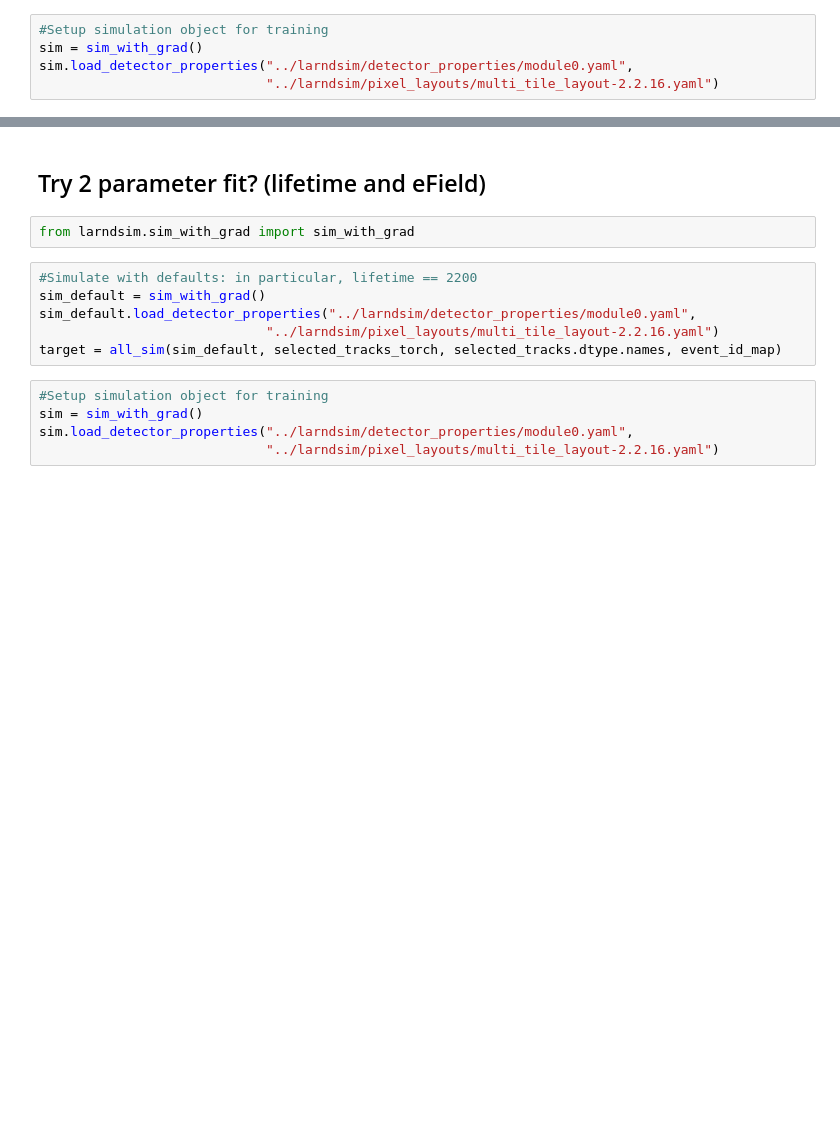
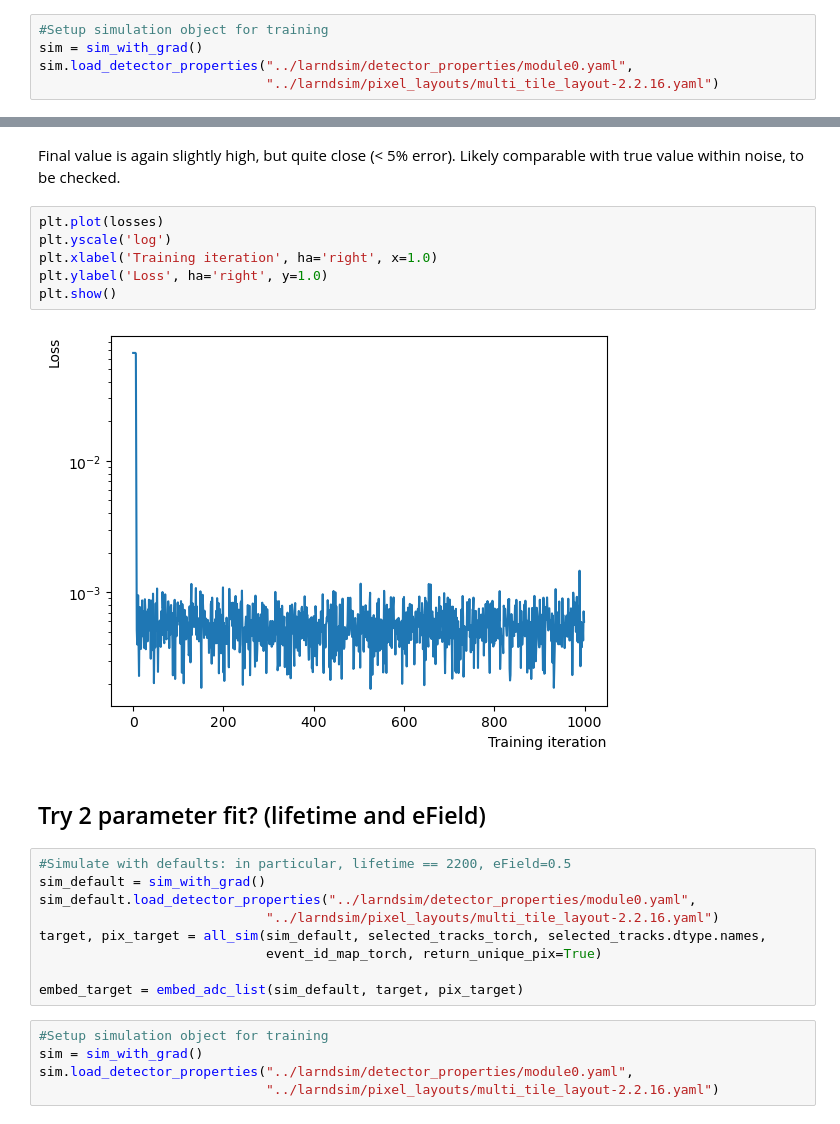
Before and after one commit to ynashed/larnd-sim, a Jupyter notebook: examples/Parameter Fitting.ipynb, the cells around one changed output, grey strips where cells are left out. Saved outputs shown, nothing was run; the diff lists cells and outputs as text; blank space fills up the shorter version.

```diff
--- a/examples/Parameter Fitting.ipynb
+++ b/examples/Parameter Fitting.ipynb
@@ -290,13 +323,24 @@ plt.show()
+# %% [markdown]
+Final value is again slightly high, but quite close (< 5% error). Likely comparable with true value within noise, to be checked.
+# %%
+plt.plot(losses)
+plt.yscale('log')
+plt.xlabel('Training iteration', ha='right', x=1.0)
+plt.ylabel('Loss', ha='right', y=1.0)
+plt.show()
+# %% [output]
+[figure, added]
 # %% [markdown]
 ## Try 2 parameter fit? (lifetime and eField)
-# %%
-from larndsim.sim_with_grad import sim_with_grad
 # %%
-#Simulate with defaults: in particular, lifetime == 2200
+#Simulate with defaults: in particular, lifetime == 2200, eField=0.5
 sim_default = sim_with_grad()
 sim_default.load_detector_properties("../larndsim/detector_properties/module0.yaml",
                              "../larndsim/pixel_layouts/multi_tile_layout-2.2.16.yaml")
-target = all_sim(sim_default, selected_tracks_torch, selected_tracks.dtype.names, event_id_map)
+target, pix_target = all_sim(sim_default, selected_tracks_torch, selected_tracks.dtype.names,
+                             event_id_map_torch, return_unique_pix=True)
+
+embed_target = embed_adc_list(sim_default, target, pix_target)
 # %%
 #Setup simulation object for training
 sim = sim_with_grad()
```
Also changed, not shown: parts of 26 cells of this notebook, 3 other files.
